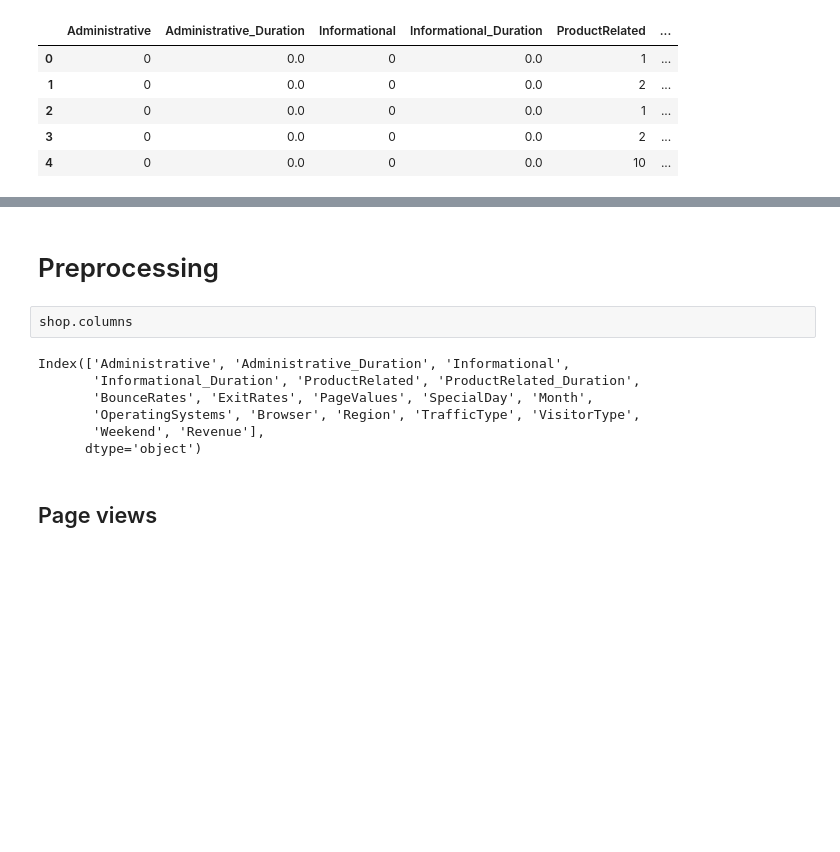
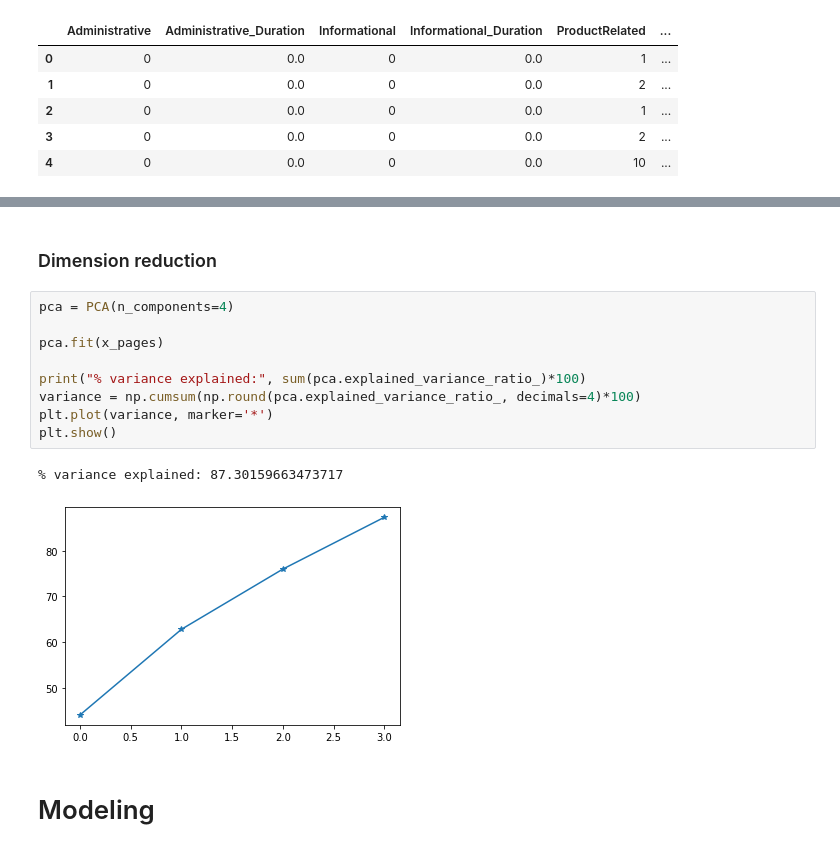
Before and after one commit to pati-dev/predict-shopping-intention, a Jupyter notebook: predict_purchase.ipynb, the cells around one changed output, grey strips where cells are left out. Saved outputs shown, nothing was run; the diff lists cells and outputs as text; blank space fills up the shorter version.

```diff
--- a/predict_purchase.ipynb
+++ b/predict_purchase.ipynb
@@ -24,13 +79,16 @@ shop.head()
+# %% [markdown]
+### Dimension reduction
+# %%
+pca = PCA(n_components=4)
+
+pca.fit(x_pages)
+
+print("% variance explained:", sum(pca.explained_variance_ratio_)*100)
+variance = np.cumsum(np.round(pca.explained_variance_ratio_, decimals=4)*100)
+plt.plot(variance, marker='*')
+plt.show()
+# %% [output]
+% variance explained: 87.30159663473717
+[figure, added]
 # %% [markdown]
-# Preprocessing
+# Modeling
-# %%
-shop.columns
-# %% [output]
-Index(['Administrative', 'Administrative_Duration', 'Informational',
-       'Informational_Duration', 'ProductRelated', 'ProductRelated_Duration',
-       'BounceRates', 'ExitRates', 'PageValues', 'SpecialDay', 'Month',
-       'OperatingSystems', 'Browser', 'Region', 'TrafficType', 'VisitorType',
-       'Weekend', 'Revenue'],
-      dtype='object')
-# %% [markdown]
-## Page views
```
Also changed, not shown: parts of 14 cells of this notebook.
